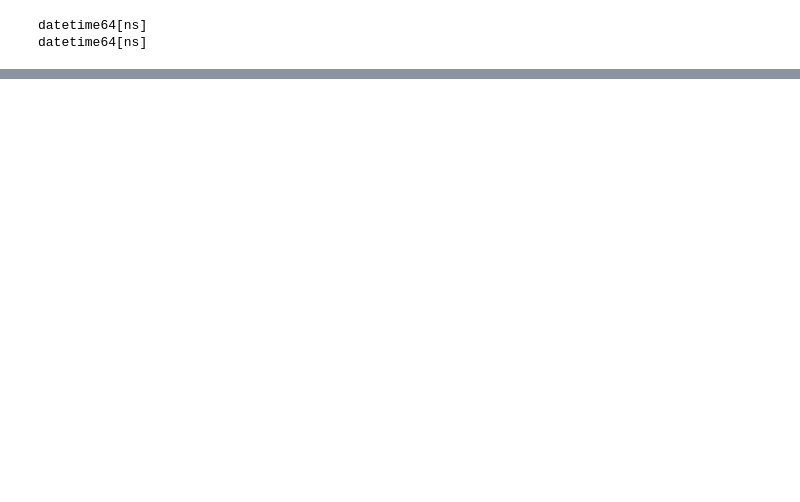
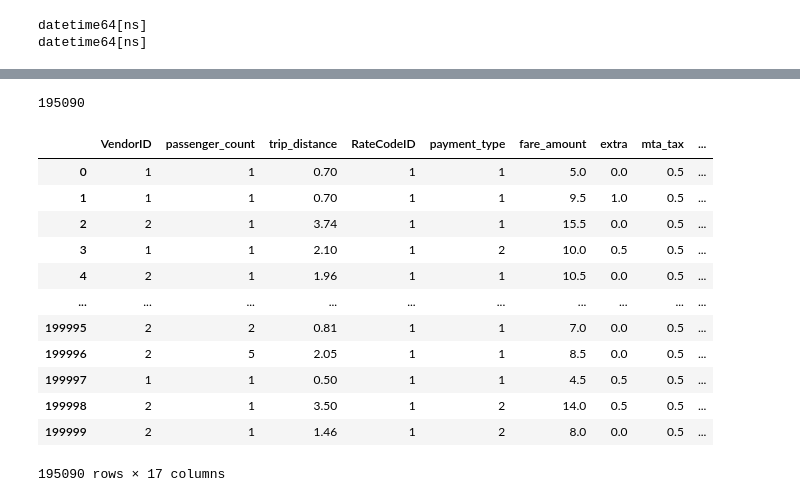
Before and after one commit to R-ABHIRAM-WORK/ML-project, a Jupyter notebook: ML-project.ipynb, the cells around one changed output, grey strips where cells are left out. Drawn from its saved outputs; the diff is of its cells as text; code cells hidden in the pictures; blank space fills up the shorter version.

```diff
--- a/ML-project.ipynb
+++ b/ML-project.ipynb
@@ -117,0 +203,2 @@ error: failed to push some refs to 'https://github.com/R-ABHIRAM-WORK/ML-project
+# %%
+df.rename(columns={"trip_time_str": "trip_time"}, inplace=True)
@@ -117,0 +221,2 @@ error: failed to push some refs to 'https://github.com/R-ABHIRAM-WORK/ML-project
+# %%
+df["trip_time_seconds"] = pd.to_timedelta(df["trip_time"]).dt.total_seconds()
@@ -117,0 +239,2 @@ error: failed to push some refs to 'https://github.com/R-ABHIRAM-WORK/ML-project
+# %%
+df.drop(["trip_time"],axis=1,inplace=True)
@@ -117,0 +257,22 @@ error: failed to push some refs to 'https://github.com/R-ABHIRAM-WORK/ML-project
+# %%
+len(df)
+# %% [output]
+195090
+# %%
+df=pd.get_dummies(df,columns=["store_and_fwd_flag"])
+# %%
+df
+# %% [output]
+|  | VendorID | passenger_count | trip_distance | RateCodeID | payment_type | fare_amount | extra | mta_tax | ... |
+| 0 | 1 | 1 | 0.70 | 1 | 1 | 5.0 | 0.0 | 0.5 | ... |
+| 1 | 1 | 1 | 0.70 | 1 | 1 | 9.5 | 1.0 | 0.5 | ... |
+| 2 | 2 | 1 | 3.74 | 1 | 1 | 15.5 | 0.0 | 0.5 | ... |
+| 3 | 1 | 1 | 2.10 | 1 | 2 | 10.0 | 0.5 | 0.5 | ... |
+| 4 | 2 | 1 | 1.96 | 1 | 1 | 10.5 | 0.0 | 0.5 | ... |
+| ... | ... | ... | ... | ... | ... | ... | ... | ... | ... |
+| 199995 | 2 | 2 | 0.81 | 1 | 1 | 7.0 | 0.0 | 0.5 | ... |
+| 199996 | 2 | 5 | 2.05 | 1 | 1 | 8.5 | 0.0 | 0.5 | ... |
+| 199997 | 1 | 1 | 0.50 | 1 | 1 | 4.5 | 0.5 | 0.5 | ... |
+| 199998 | 2 | 1 | 3.50 | 1 | 2 | 14.0 | 0.5 | 0.5 | ... |
+| 199999 | 2 | 1 | 1.46 | 1 | 2 | 8.0 | 0.0 | 0.5 | ... |
+195090 rows × 17 columns
```
Also changed, not shown: parts of 35 cells of this notebook, 1 other file.
